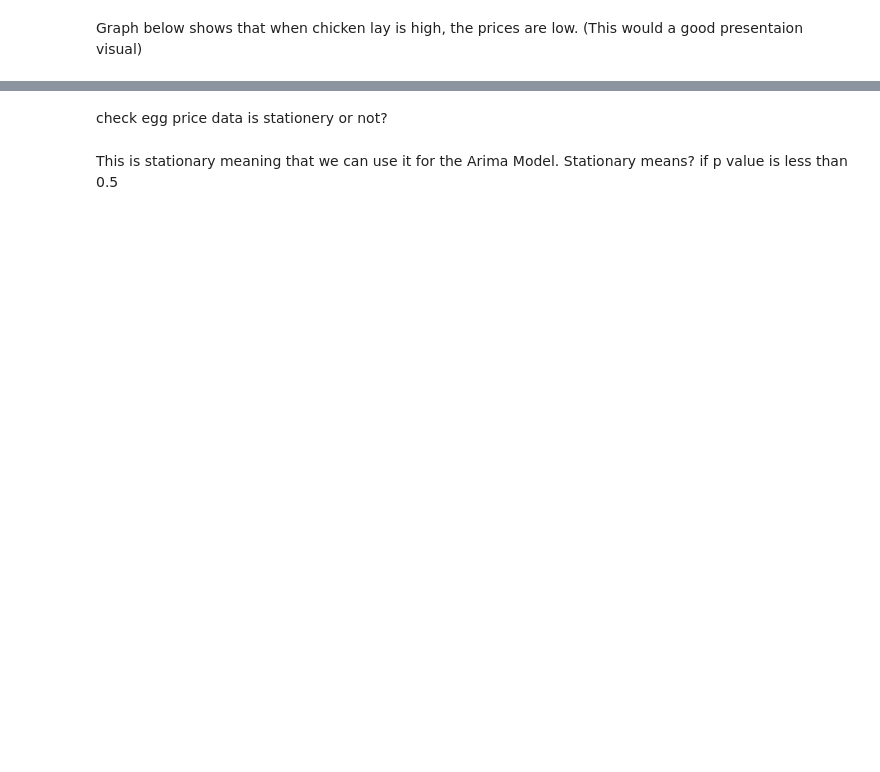
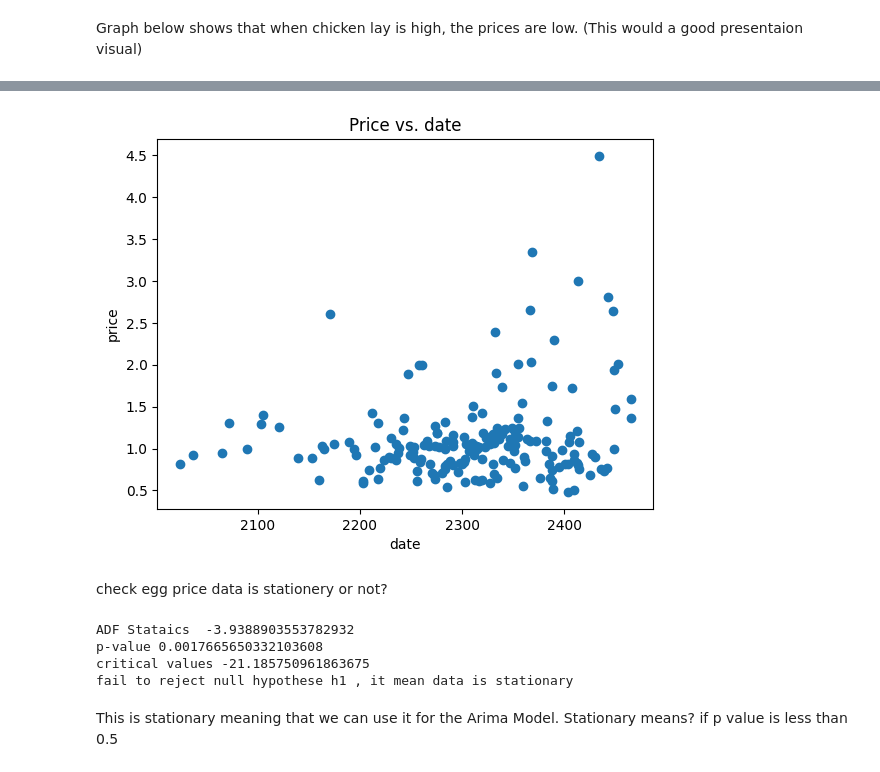
Before and after one commit to Narges1244/egg-price-predictor-with-ARIMA, a Jupyter notebook: Egcellent/Nargesfile.ipynb, the cells around one changed output, grey strips where cells are left out. Saved outputs shown, nothing was run; the diff lists cells and outputs as text; code cells hidden in the pictures; blank space fills up the shorter version.

```diff
--- a/Egcellent/Nargesfile.ipynb
+++ b/Egcellent/Nargesfile.ipynb
@@ -381,8 +414,21 @@ plt.show()
+# %%
+from pandas.core.indexes.datetimes import date
+price = df3['price']
+date = df3['date']
+
+# create a scatter plot
+plt.scatter(chicken , price)
+plt.xlabel('date')
+plt.ylabel('price')
+plt.title('Price vs. date')
+plt.show()
+# %% [output]
+[figure, added]
 # %% [markdown]
 check egg price data is stationery or not?
 # %%
 from statsmodels.tsa.stattools import adfuller
-x=df['price']
+x=df3['price']
 result=adfuller(x)
 print("ADF Stataics ",result[0])
 print("p-value",result[1])
@@ -391,6 +437,11 @@ if result[1]<=0.05:
     print("fail to reject null hypothese h1 , it mean data is stationary")
 else:
     print("Reject the null hypotheise , it mean data is not stationary")
+# %% [output]
+ADF Stataics  -3.9388903553782932
+p-value 0.0017665650332103608
+critical values -21.185750961863675
+fail to reject null hypothese h1 , it mean data is stationary
 # %% [markdown]
 This is stationary meaning that we can use it for the Arima Model. Stationary means? if p value is less than 0.5
 # %%
```
Also changed, not shown: parts of 33 cells of this notebook.
